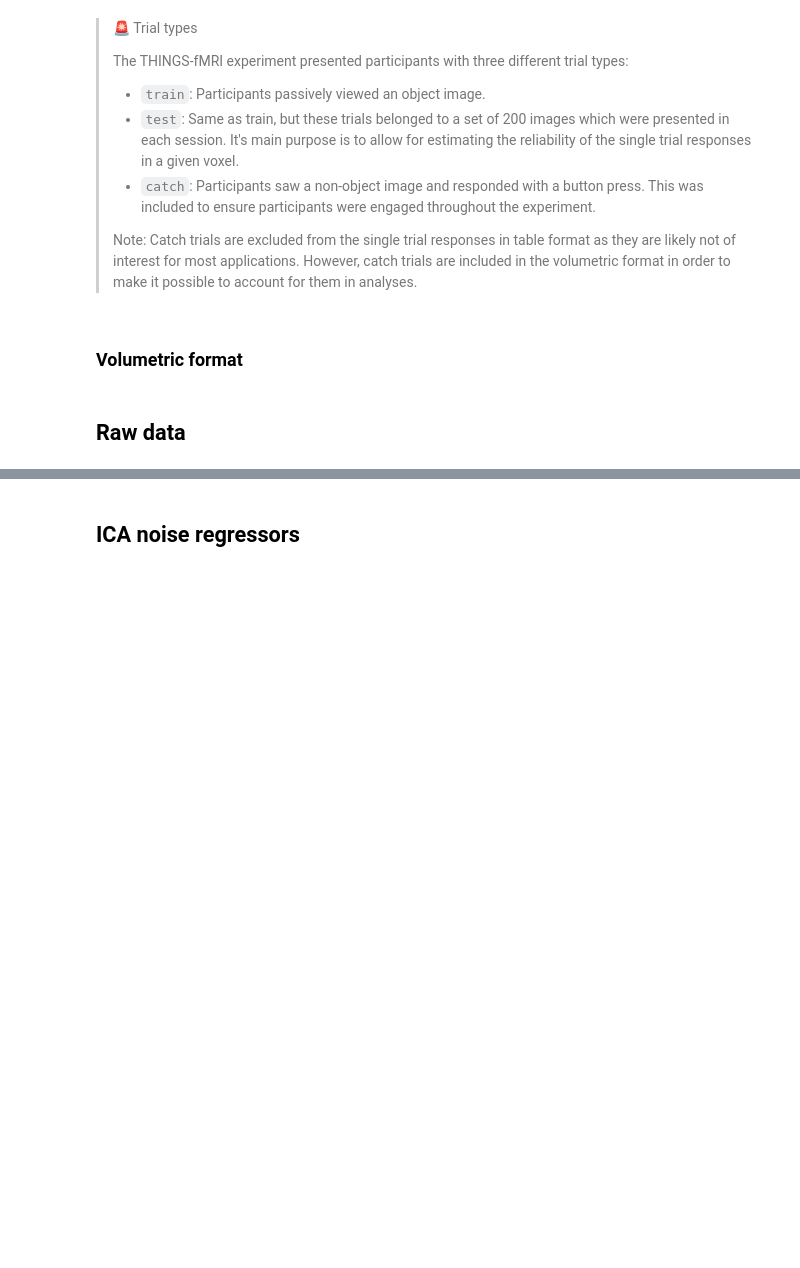
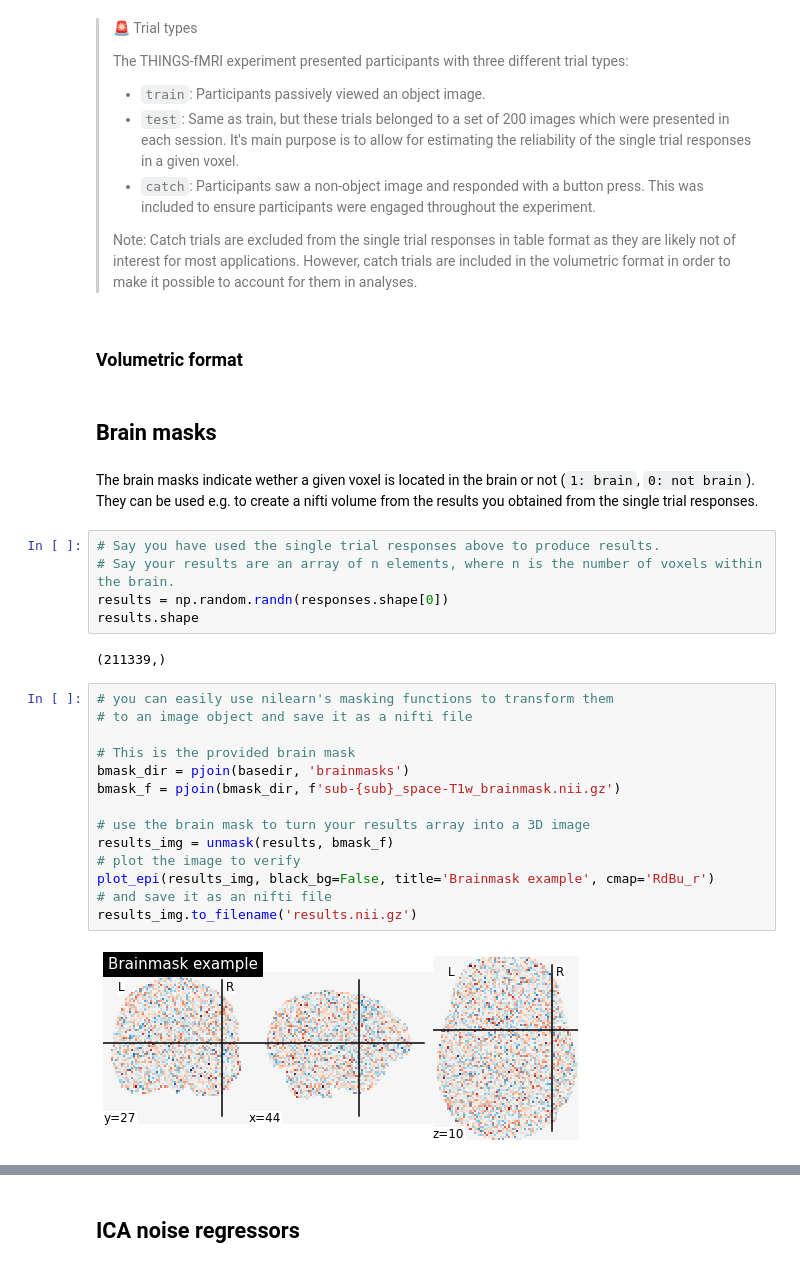
Before and after one commit to ViCCo-Group/THINGS-data_usage_notes, a Jupyter notebook: fmri_usage_notes.ipynb, the cells around one changed output, grey strips where cells are left out. Saved outputs shown, nothing was run; the diff lists cells and outputs as text; blank space fills up the shorter version.

Commit message:
fmri usage notes for single trial table formats and brain masks

```diff
--- a/fmri_usage_notes.ipynb
+++ b/fmri_usage_notes.ipynb
@@ -82,5 +87,30 @@ stimdata.head()
 > Note: Catch trials are excluded from the single trial responses in table format as they are likely not of interest for most applications. However, catch trials are included in the volumetric format in order to make it possible to account for them in analyses.
 # %% [markdown]
 ### Volumetric format
-# %% [markdown]
-## Raw data
+# %% [markdown]
+## Brain masks
+# %% [markdown]
+The brain masks indicate wether a given voxel is located in the brain or not (`1: brain`, `0: not brain`). They can be used e.g. to create a nifti volume from the results you obtained from the single trial responses.
+# %%
+# Say you have used the single trial responses above to produce results.
+# Say your results are an array of n elements, where n is the number of voxels within the brain.
+results = np.random.randn(responses.shape[0])
+results.shape
+# %% [output]
+(211339,)
+# %%
+# you can easily use nilearn's masking functions to transform them
+# to an image object and save it as a nifti file
+
+# This is the provided brain mask
+bmask_dir = pjoin(basedir, 'brainmasks')
+bmask_f = pjoin(bmask_dir, f'sub-{sub}_space-T1w_brainmask.nii.gz')
+
+# use the brain mask to turn your results array into a 3D image
+results_img = unmask(results, bmask_f)
+# plot the image to verify
+plot_epi(results_img, black_bg=False, title='Brainmask example', cmap='RdBu_r')
+# and save it as an nifti file
+results_img.to_filename('results.nii.gz')
+# %% [output]
+[figure, added]
```
Also changed, not shown: parts of 7 cells of this notebook, 4 other files.
